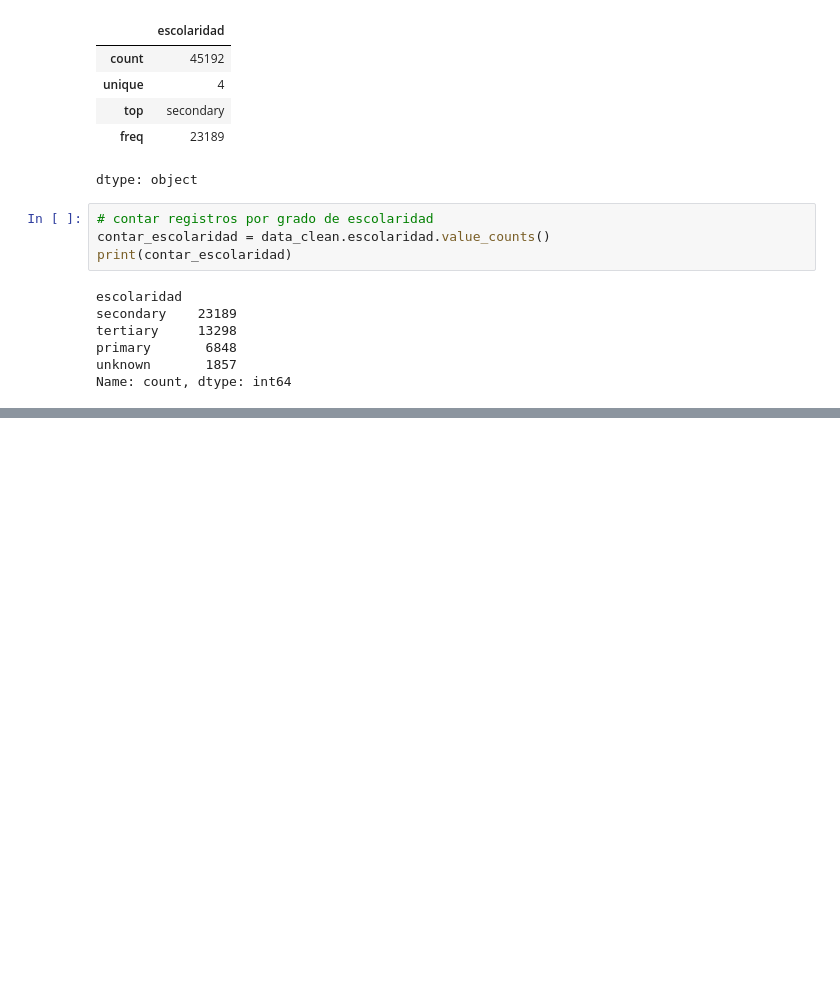
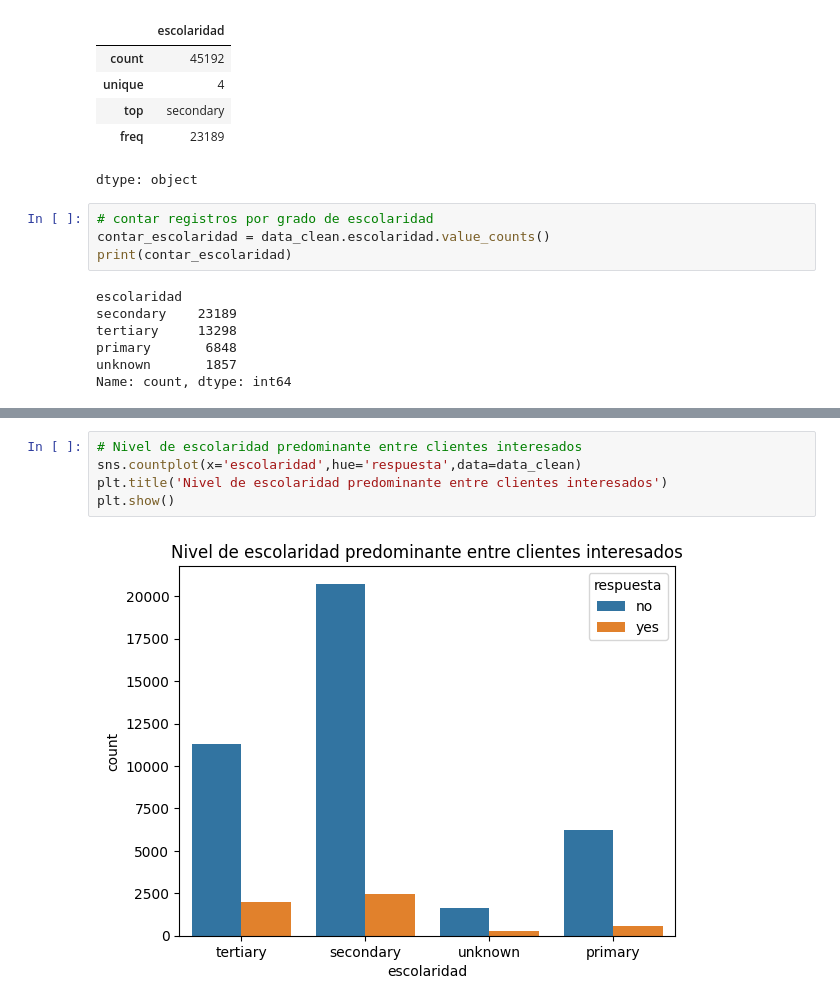
Before and after one commit to Felipecuestas98/Bootcamp-Mintic, a Jupyter notebook: Ejercicio_banco.ipynb, the cells around one changed output, grey strips where cells are left out. Drawn from its saved outputs; the diff is of its cells as text; blank space fills up the shorter version.

```diff
--- a/Ejercicio_banco.ipynb
+++ b/Ejercicio_banco.ipynb
@@ -512,0 +521,7 @@ Name: count, dtype: int64
+# %%
+# Nivel de escolaridad predominante entre clientes interesados
+sns.countplot(x='escolaridad',hue='respuesta',data=data_clean)
+plt.title('Nivel de escolaridad predominante entre clientes interesados')
+plt.show()
+# %% [output]
+[figure, added]
```
Also changed, not shown: parts of 2 cells of this notebook.
